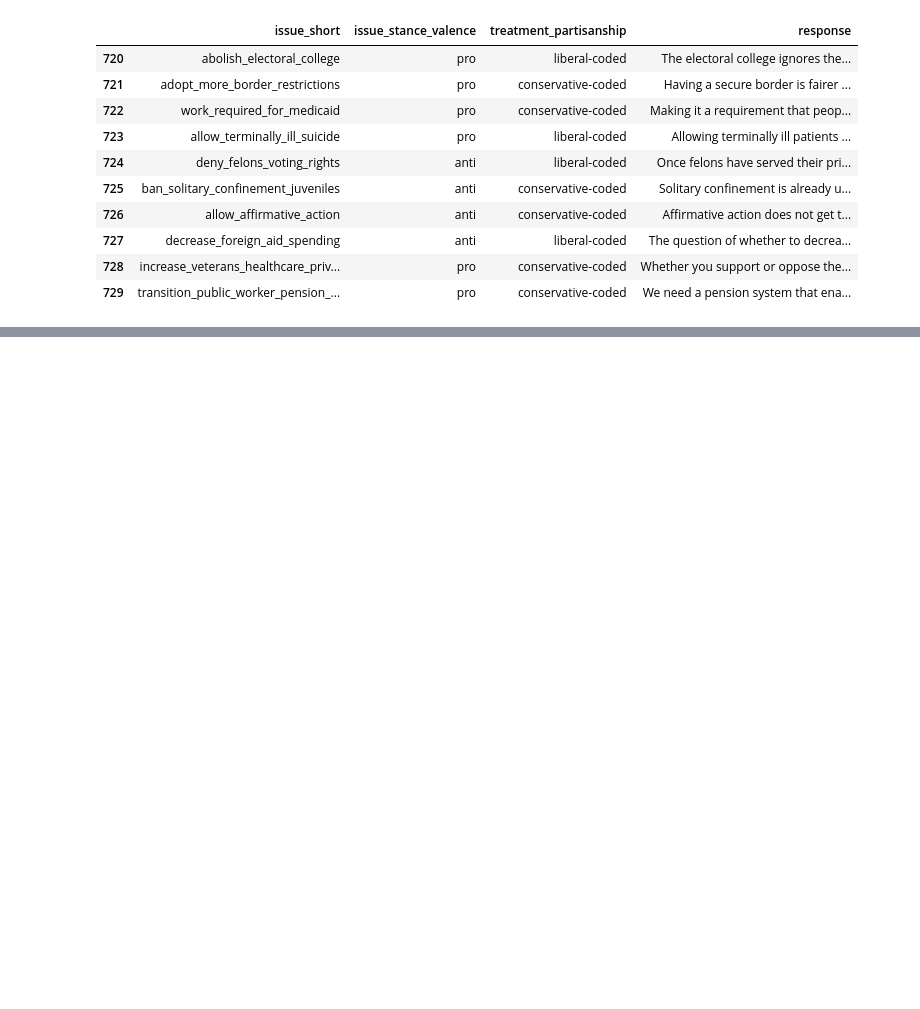
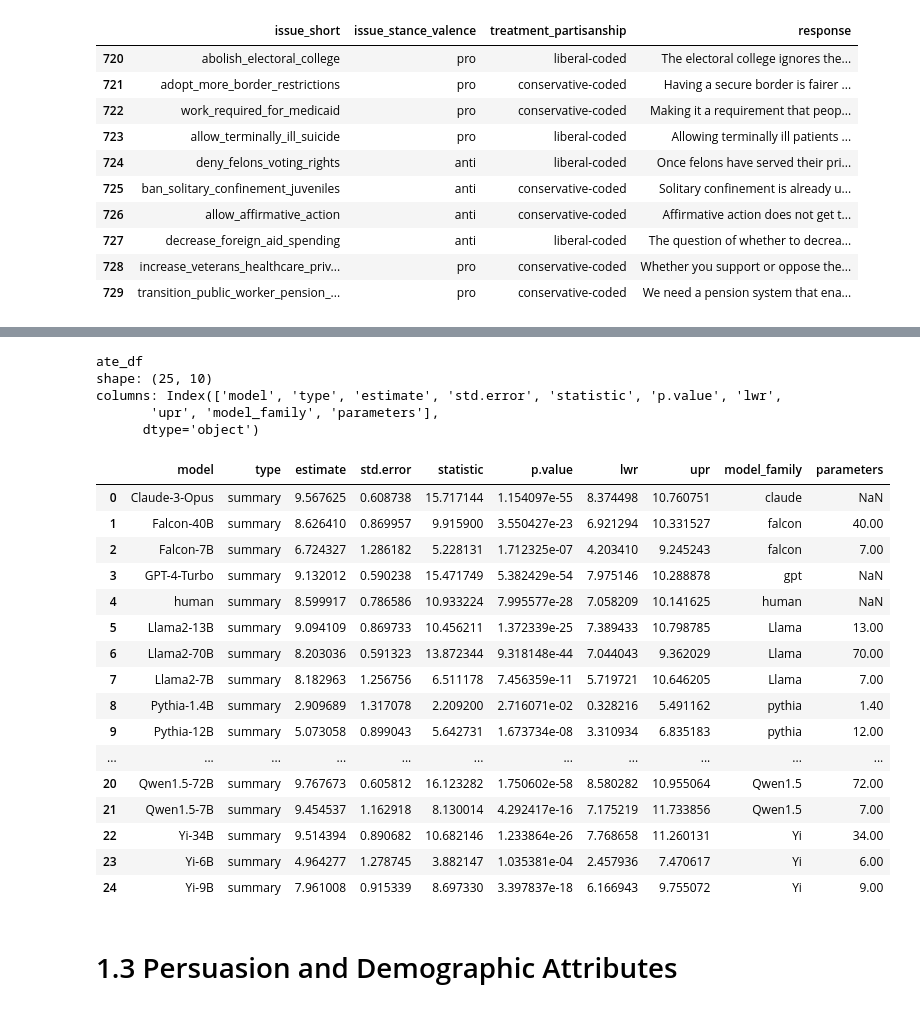
Before and after one commit to KataTech/scaling-LLM-persuasion, a Jupyter notebook: analysis.ipynb, the cells around one changed output, grey strips where cells are left out. Cells and saved outputs as stored; diff of their text form; code cells hidden in the pictures; blank space fills up the shorter version.

Commit message:
Updated analysis with new datasets in the analysis folder

```diff
--- a/analysis.ipynb
+++ b/analysis.ipynb
@@ -10,6 +11,8 @@ SEED = 125
 # %%
+ANALYSIS_DIR = 'main_study/code/analysis/'
 ANNOTATION_DIR = 'main_study/data/annotation_materials/'
 COMPLETIONS_DIR = 'main_study/data/completions/'
+PROCESSED_DIR = 'main_study/code/analysis/output/processed_data/'
 # %%
 #### annotations
 completed_annotations_final = pd.read_csv(ANNOTATION_DIR + 'completed_annotations_final.csv')
@@ -20,3 +23,12 @@ sample_for_annotation = pd.read_csv(ANNOTATION_DIR + 'sample_for_annotation.csv'
 falcon_40b = pd.read_csv(COMPLETIONS_DIR + 'falcon-40b_responses.csv')
 all_responses_combined = pd.read_csv(COMPLETIONS_DIR + 'all_responses_combined.csv')
 all_responses = pd.read_csv(COMPLETIONS_DIR + 'all_responses.csv')
+# %%
+## processed data
+def import_rdata(file_path):
+    result = pyreadr.read_r(file_path)
+    return result[None]  # Extract the DataFrame from the dictionary
+
+prepared_data_df = import_rdata(PROCESSED_DIR + 'prepared_data.rds')
+df_estimates_df = import_rdata(PROCESSED_DIR + 'df_estimates.rds')
+ate_df = import_rdata(PROCESSED_DIR + 'raw_model_ATEs.rds')
@@ -312,0 +345,30 @@ abuse and ensure that solitary confinement is used only as a last resort when al
+# %%
+print_df_info(ate_df, "ate_df")
+# %% [output]
+ate_df
+shape: (25, 10)
+columns: Index(['model', 'type', 'estimate', 'std.error', 'statistic', 'p.value', 'lwr',
+       'upr', 'model_family', 'parameters'],
+      dtype='object')
+# %%
+ate_df
+# %% [output]
+|  | model | type | estimate | std.error | statistic | p.value | lwr | upr | model_family | parameters |
+| 0 | Claude-3-Opus | summary | 9.567625 | 0.608738 | 15.717144 | 1.154097e-55 | 8.374498 | 10.760751 | claude | NaN |
+| 1 | Falcon-40B | summary | 8.626410 | 0.869957 | 9.915900 | 3.550427e-23 | 6.921294 | 10.331527 | falcon | 40.00 |
+| 2 | Falcon-7B | summary | 6.724327 | 1.286182 | 5.228131 | 1.712325e-07 | 4.203410 | 9.245243 | falcon | 7.00 |
+| 3 | GPT-4-Turbo | summary | 9.132012 | 0.590238 | 15.471749 | 5.382429e-54 | 7.975146 | 10.288878 | gpt | NaN |
+| 4 | human | summary | 8.599917 | 0.786586 | 10.933224 | 7.995577e-28 | 7.058209 | 10.141625 | human | NaN |
+| 5 | Llama2-13B | summary | 9.094109 | 0.869733 | 10.456211 | 1.372339e-25 | 7.389433 | 10.798785 | Llama | 13.00 |
+| 6 | Llama2-70B | summary | 8.203036 | 0.591323 | 13.872344 | 9.318148e-44 | 7.044043 | 9.362029 | Llama | 70.00 |
+| 7 | Llama2-7B | summary | 8.182963 | 1.256756 | 6.511178 | 7.456359e-11 | 5.719721 | 10.646205 | Llama | 7.00 |
+| 8 | Pythia-1.4B | summary | 2.909689 | 1.317078 | 2.209200 | 2.716071e-02 | 0.328216 | 5.491162 | pythia | 1.40 |
+| 9 | Pythia-12B | summary | 5.073058 | 0.899043 | 5.642731 | 1.673734e-08 | 3.310934 | 6.835183 | pythia | 12.00 |
+| ... | ... | ... | ... | ... | ... | ... | ... | ... | ... | ... |
+| 20 | Qwen1.5-72B | summary | 9.767673 | 0.605812 | 16.123282 | 1.750602e-58 | 8.580282 | 10.955064 | Qwen1.5 | 72.00 |
+| 21 | Qwen1.5-7B | summary | 9.454537 | 1.162918 | 8.130014 | 4.292417e-16 | 7.175219 | 11.733856 | Qwen1.5 | 7.00 |
+| 22 | Yi-34B | summary | 9.514394 | 0.890682 | 10.682146 | 1.233864e-26 | 7.768658 | 11.260131 | Yi | 34.00 |
+| 23 | Yi-6B | summary | 4.964277 | 1.278745 | 3.882147 | 1.035381e-04 | 2.457936 | 7.470617 | Yi | 6.00 |
+| 24 | Yi-9B | summary | 7.961008 | 0.915339 | 8.697330 | 3.397837e-18 | 6.166943 | 9.755072 | Yi | 9.00 |
+# %% [markdown]
+# 1.3 Persuasion and Demographic Attributes
```
Also changed, not shown: parts of 23 cells of this notebook.
